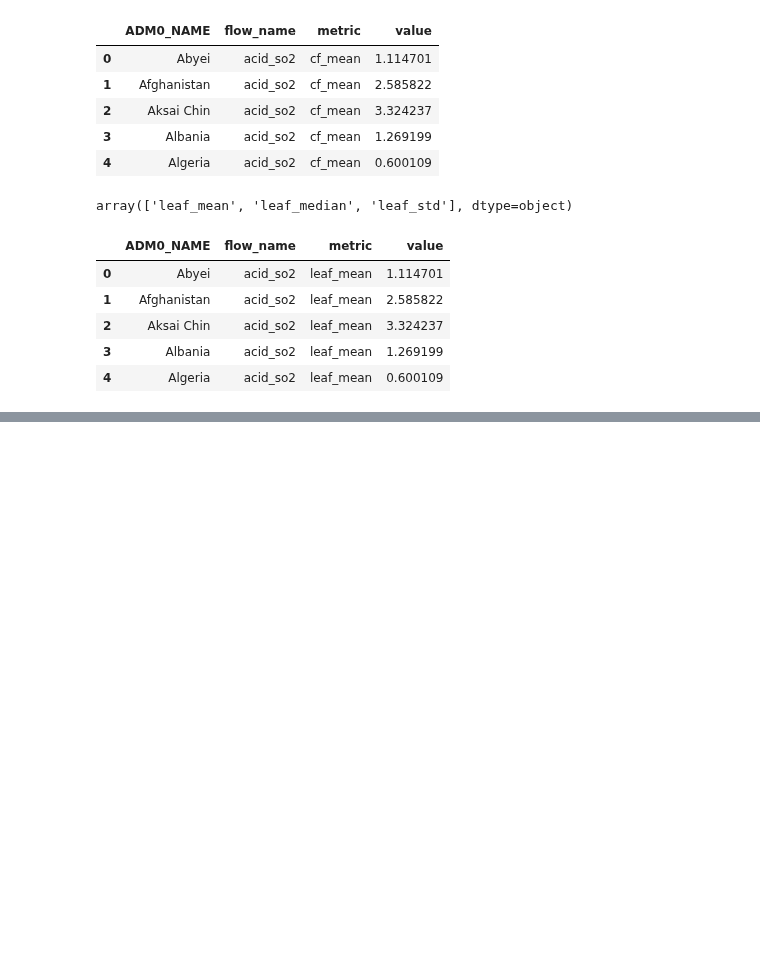
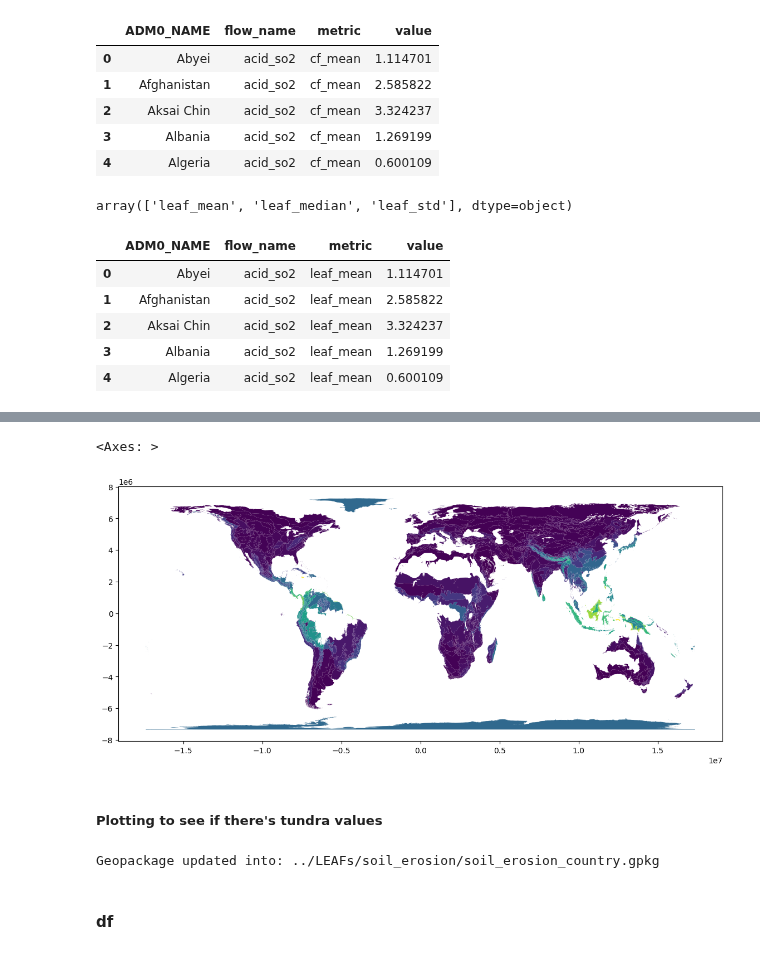
Before and after one commit to cloyolaangosto/SBTN_Test, a Jupyter notebook: LEAFs/Name_Cleaning.ipynb, the cells around one changed output, grey strips where cells are left out. Saved outputs shown, nothing was run; the diff lists cells and outputs as text; code cells hidden in the pictures; blank space fills up the shorter version.

```diff
--- a/LEAFs/Name_Cleaning.ipynb
+++ b/LEAFs/Name_Cleaning.ipynb
@@ -230,0 +290,2 @@ pd.read_csv(acid_c_df_fp).head()
+# %%
+data = se_er_gpkg_data['se_leaf_ecoregions']
@@ -230,0 +301,6 @@ pd.read_csv(acid_c_df_fp).head()
+# %%
+data.loc[data["ECO_ID"].isin(tundra_codes), ["leaf", "leaf_median", "leaf_std"]] = np.nan
+# %%
+se_er_gpkg_data['se_leaf_ecoregions'] = data
+# %%
+se_er =se_er_gpkg_data[geom_layer].merge(se_er_gpkg_data['se_leaf_ecoregions'], how="left", on = "ECO_ID")
@@ -230,0 +315,13 @@ pd.read_csv(acid_c_df_fp).head()
+# %%
+se_er[se_er["flow_name"]=="Barley_rf_ron_rt"].plot(column = "leaf", figsize = (14,8))
+# %% [output]
+<Axes: >
+[figure, added]
+# %% [markdown]
+##### Plotting to see if there's tundra values
+# %%
+update_gpkg_to_disk(se_er_gpkg_data, soil_er_fp)
+# %% [output]
+Geopackage updated into: ../LEAFs/soil_erosion/soil_erosion_country.gpkg
+# %% [markdown]
+#### df
```
Also changed, not shown: parts of 48 cells of this notebook.
